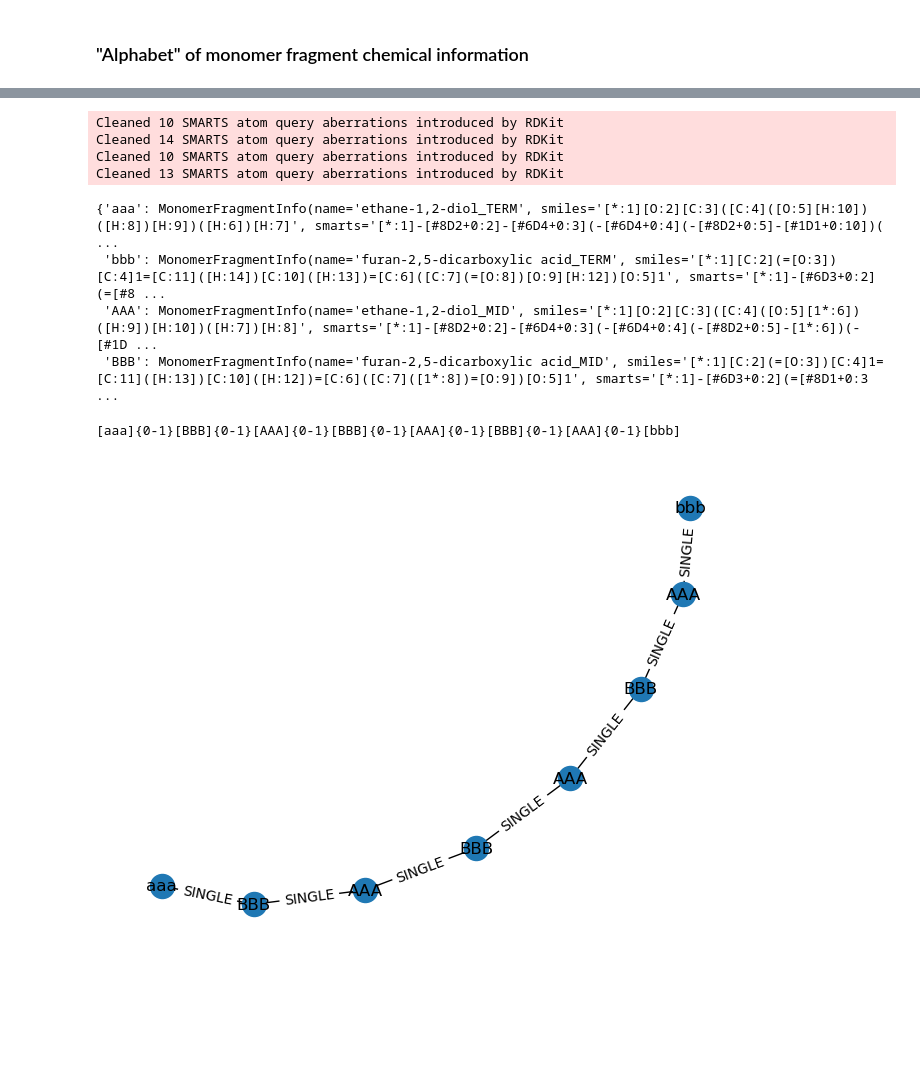
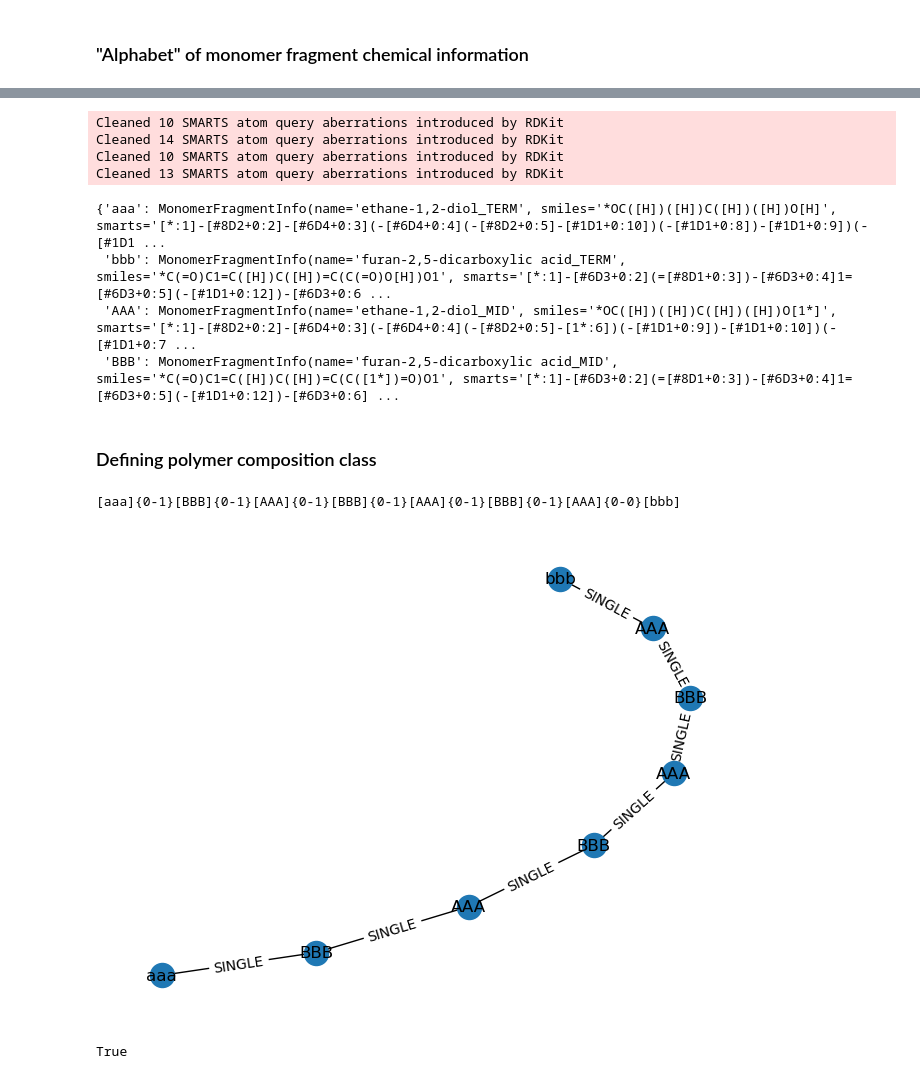
Before and after one commit to timbernat/polymer_workbench, a Jupyter notebook: new_feature_dev.ipynb, the cells around one changed output, grey strips where cells are left out. Saved outputs shown, nothing was run; the diff lists cells and outputs as text; code cells hidden in the pictures; blank space fills up the shorter version.

```diff
--- a/new_feature_dev.ipynb
+++ b/new_feature_dev.ipynb
@@ -121,25 +130,0 @@ class PolymerStructure:
-# %%
-from string import ascii_uppercase
-from polymerist.monomers import MonomerGroup
-from polymerist.rdutils.bonding.portlib import get_ports
-
-
-parent_monomers = {
-    'ethane-1,2-diol' : 'OCCO',
-    'furan-2,5-dicarboxylic acid' : 'O=C(O)c1ccc(C(=O)O)o1',
-}
-monomer_aliases = {
-    mononame : lett*3
-        for mononame, lett in zip(parent_monomers.keys(), ascii_uppercase)
-}
-
-monogrp = MonomerGroup.from_file('poly(ethane-1,2-diol-co-furan-2,5-dicarboxylic acid).json')
-moldict, monosmiles = {}, {}
-for mononame, rdmol in monogrp.iter_rdmols():
-    for i, port in enumerate(get_ports(rdmol)):
-        rdmol.GetAtomWithIdx(port.linker.GetIdx()).SetIsotope(i)
-
-    print(mononame)
-    display(rdmol)
-    moldict[   mononame] = rdmol
-    monosmiles[mononame] = Chem.MolToSmiles(rdmol)
@@ -164,7 +140,7 @@ for mononame, smiles in monosmiles.items():
     mono_info = MonomerFragmentInfo(
         name=mononame,
         smiles=smiles,
-        smarts=specification.compliant_mol_SMARTS(smiles),
+        # smarts=specification.compliant_mol_SMARTS(smiles),
         category=parent_smiles,
     )
     alias = parent_alias.lower() if (mono_info.functionality == 1) else parent_alias.upper()
@@ -175,7 +151,9 @@ Cleaned 10 SMARTS atom query aberrations introduced by RDKit
 Cleaned 14 SMARTS atom query aberrations introduced by RDKit
 Cleaned 10 SMARTS atom query aberrations introduced by RDKit
 Cleaned 13 SMARTS atom query aberrations introduced by RDKit
-{'aaa': MonomerFragmentInfo(name='ethane-1,2-diol_TERM', smiles='[*:1][O:2][C:3]([C:4]([O:5][H:10])([H:8])[H:9])([H:6])[H:7]', smarts='[*:1]-[#8D2+0:2]-[#6D4+0:3](-[#6D4+0:4](-[#8D2+0:5]-[#1D1+0:10])( ...
- 'bbb': MonomerFragmentInfo(name='furan-2,5-dicarboxylic acid_TERM', smiles='[*:1][C:2](=[O:3])[C:4]1=[C:11]([H:14])[C:10]([H:13])=[C:6]([C:7](=[O:8])[O:9][H:12])[O:5]1', smarts='[*:1]-[#6D3+0:2](=[#8 ...
- 'AAA': MonomerFragmentInfo(name='ethane-1,2-diol_MID', smiles='[*:1][O:2][C:3]([C:4]([O:5][1*:6])([H:9])[H:10])([H:7])[H:8]', smarts='[*:1]-[#8D2+0:2]-[#6D4+0:3](-[#6D4+0:4](-[#8D2+0:5]-[1*:6])(-[#1D ...
- 'BBB': MonomerFragmentInfo(name='furan-2,5-dicarboxylic acid_MID', smiles='[*:1][C:2](=[O:3])[C:4]1=[C:11]([H:13])[C:10]([H:12])=[C:6]([C:7]([1*:8])=[O:9])[O:5]1', smarts='[*:1]-[#6D3+0:2](=[#8D1+0:3 ...
+{'aaa': MonomerFragmentInfo(name='ethane-1,2-diol_TERM', smiles='*OC([H])([H])C([H])([H])O[H]', smarts='[*:1]-[#8D2+0:2]-[#6D4+0:3](-[#6D4+0:4](-[#8D2+0:5]-[#1D1+0:10])(-[#1D1+0:8])-[#1D1+0:9])(-[#1D1 ...
+ 'bbb': MonomerFragmentInfo(name='furan-2,5-dicarboxylic acid_TERM', smiles='*C(=O)C1=C([H])C([H])=C(C(=O)O[H])O1', smarts='[*:1]-[#6D3+0:2](=[#8D1+0:3])-[#6D3+0:4]1=[#6D3+0:5](-[#1D1+0:12])-[#6D3+0:6 ...
+ 'AAA': MonomerFragmentInfo(name='ethane-1,2-diol_MID', smiles='*OC([H])([H])C([H])([H])O[1*]', smarts='[*:1]-[#8D2+0:2]-[#6D4+0:3](-[#6D4+0:4](-[#8D2+0:5]-[1*:6])(-[#1D1+0:9])-[#1D1+0:10])(-[#1D1+0:7 ...
+ 'BBB': MonomerFragmentInfo(name='furan-2,5-dicarboxylic acid_MID', smiles='*C(=O)C1=C([H])C([H])=C(C([1*])=O)O1', smarts='[*:1]-[#6D3+0:2](=[#8D1+0:3])-[#6D3+0:4]1=[#6D3+0:5](-[#1D1+0:12])-[#6D3+0:6] ...
+# %% [markdown]
+### Defining polymer composition class
@@ -182,25 +274,31 @@ Cleaned 13 SMARTS atom query aberrations introduced by RDKit
 # %%
 import networkx as nx
 from polymerist.genutils.textual import delimiters
 from polymerist.polymers.monographs import MonomerGraph
 
 smidge = 'aBABABAb'
-smidge = '{0-1}'.join(smidge)
+# smidge = '{2-3}'.join(smidge)
+# smidge = '{0-1}'.join(smidge)
+smidge = '{0-1}'.join(smidge[:-1]) + '{0-0}' + smidge[-1]
 smidge = delimiters.square_brackets_around_letters(smidge)
 smidge = ''.join(3*c if c.isalpha() else c for c in smidge)
 print(smidge)
 
 monograph = MonomerGraph.from_smidge(smidge)
 monograph.draw()
 
 poly = PolymerStructure(
-    monoinfo=mono_infos,
+    mono_alphabet=mono_infos,
     monograph=monograph
 )
 poly.to_file('test.json')
 # %% [output]
-[aaa]{0-1}[BBB]{0-1}[AAA]{0-1}[BBB]{0-1}[AAA]{0-1}[BBB]{0-1}[AAA]{0-1}[bbb]
+[aaa]{0-1}[BBB]{0-1}[AAA]{0-1}[BBB]{0-1}[AAA]{0-1}[BBB]{0-1}[AAA]{0-0}[bbb]
-[figure, old version]
+[figure, new version]
+# %%
+poly.monograph.is_linear
+# %% [output]
+True
 # %%
 p = PolymerStructure.from_file('test.json')
 p.monograph.draw()
```
Also changed, not shown: parts of 18 cells of this notebook.
